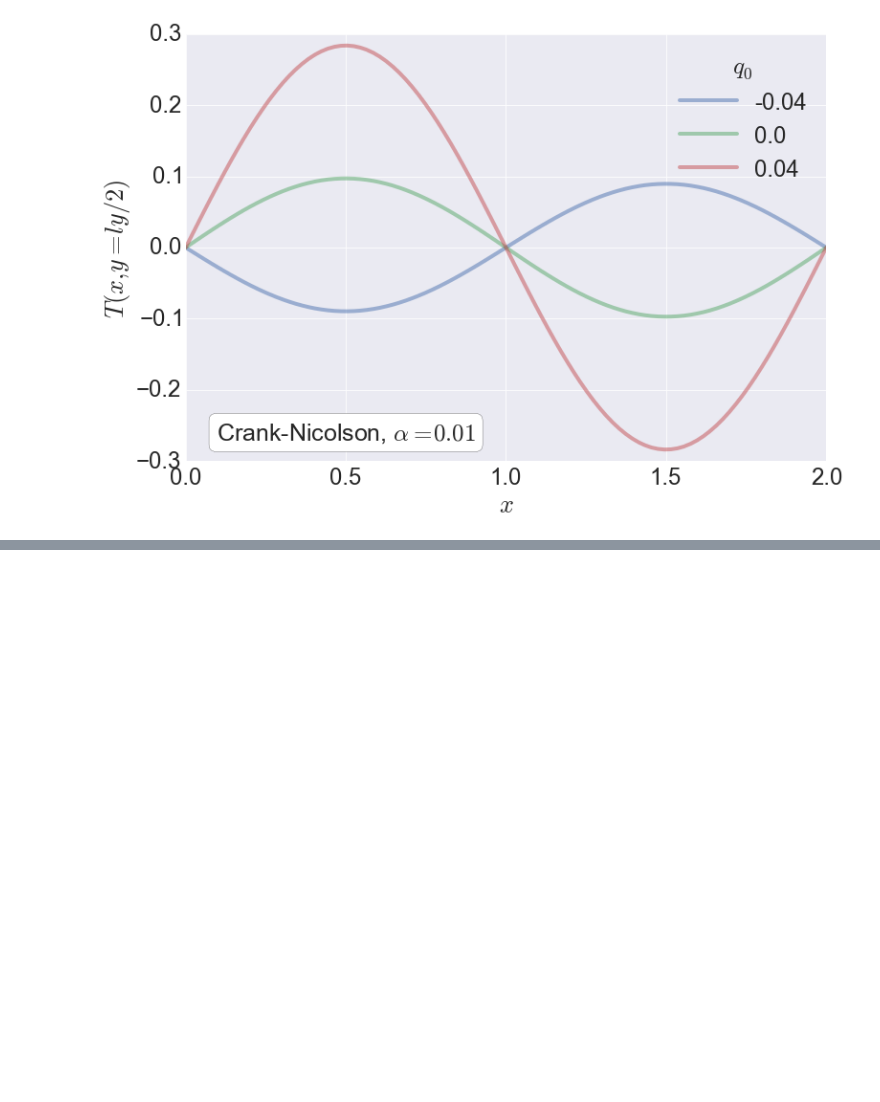
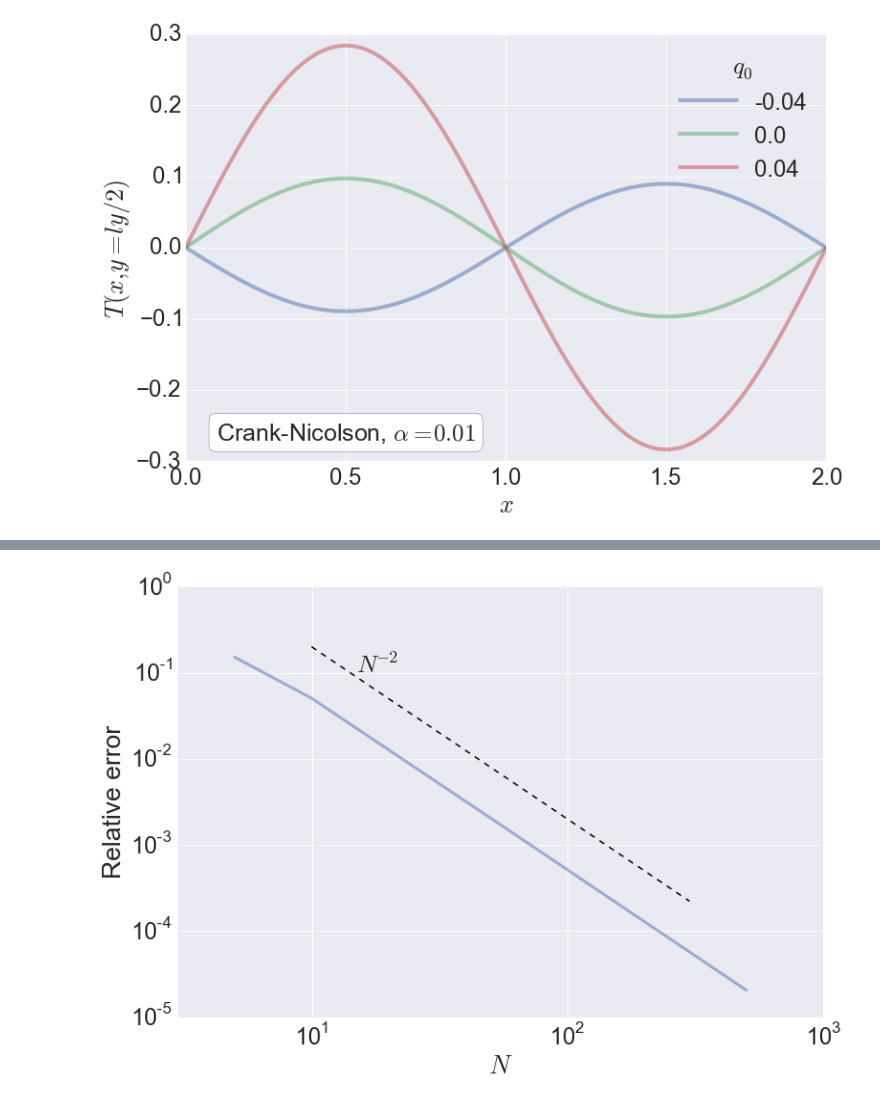
Before and after one commit to cesar-rocha/mae290b, a Jupyter notebook: hw/project/mae290b_project.ipynb, the cells around one changed output, grey strips where cells are left out. Saved outputs shown, nothing was run; the diff lists cells and outputs as text; code cells hidden in the pictures; blank space fills up the shorter version.

```diff
--- a/hw/project/mae290b_project.ipynb
+++ b/hw/project/mae290b_project.ipynb
@@ -611,0 +643,13 @@ array([ 4.        ,  1.92422976,  1.90641967,  2.51615275,  1.44071163,
+# %%
+ns = np.array([10,300])
+
+fig=plt.figure(figsize=(12,8))
+plt.loglog(Ns,error_f,linewidth=3,alpha=.5)
+plt.loglog(ns,20./ns**2,'k--')
+plt.text(15,.1,r'$N^{-2}$')
+plt.xlabel(r'$N$')
+plt.ylabel(r'Relative error')
+plt.xlim(3,1000)
+plt.savefig('error_cn.eps',format="eps")
+# %% [output]
+[figure, added]
```
Also changed, not shown: parts of 22 cells of this notebook, 1 other file.
